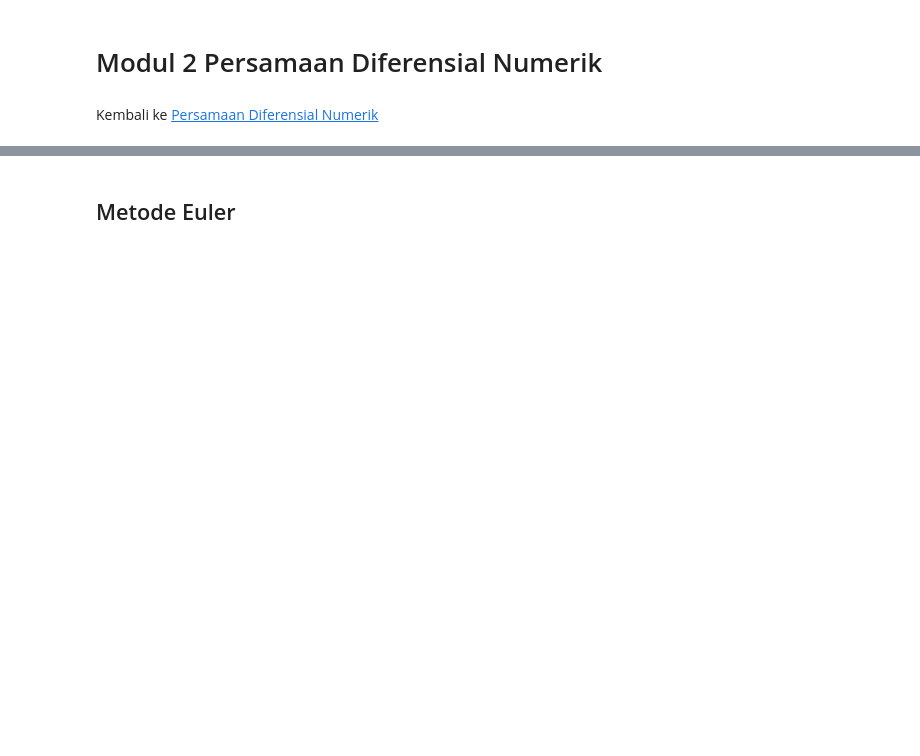
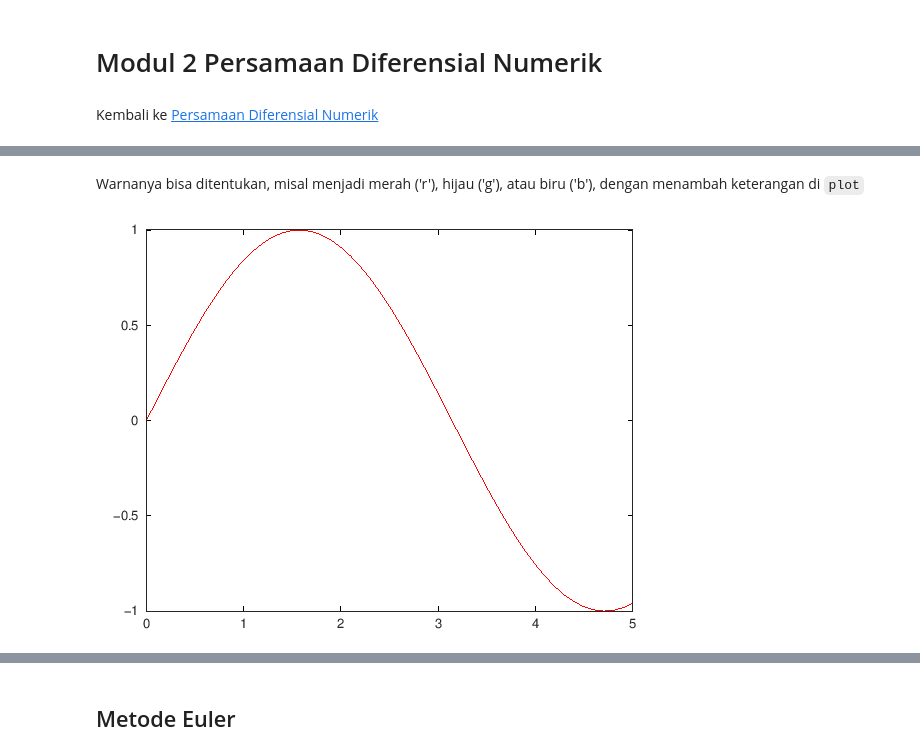
Before and after one commit to aslab-math-ui/modul-prak, a Jupyter notebook: semuahalaman/modulprak/2024/genap/pdnum/modul2.ipynb, the cells around one changed output, grey strips where cells are left out. Cells and saved outputs as stored; diff of their text form; code cells hidden in the pictures; blank space fills up the shorter version.

```diff
--- a/semuahalaman/modulprak/2024/genap/pdnum/modul2.ipynb
+++ b/semuahalaman/modulprak/2024/genap/pdnum/modul2.ipynb
@@ -4,0 +105,8 @@ Kembali ke [Persamaan Diferensial Numerik](./pdnum2024genap.qmd)
+# %% [markdown]
+Warnanya bisa ditentukan, misal menjadi merah ('r'), hijau ('g'), atau biru ('b'), dengan menambah keterangan di `plot`
+# %%
+x = 0 : 0.1 : 5;
+y = sin(x);
+plot(x, y, 'r')
+# %% [output]
+[figure, added]
```
Also changed, not shown: parts of 43 cells of this notebook.
